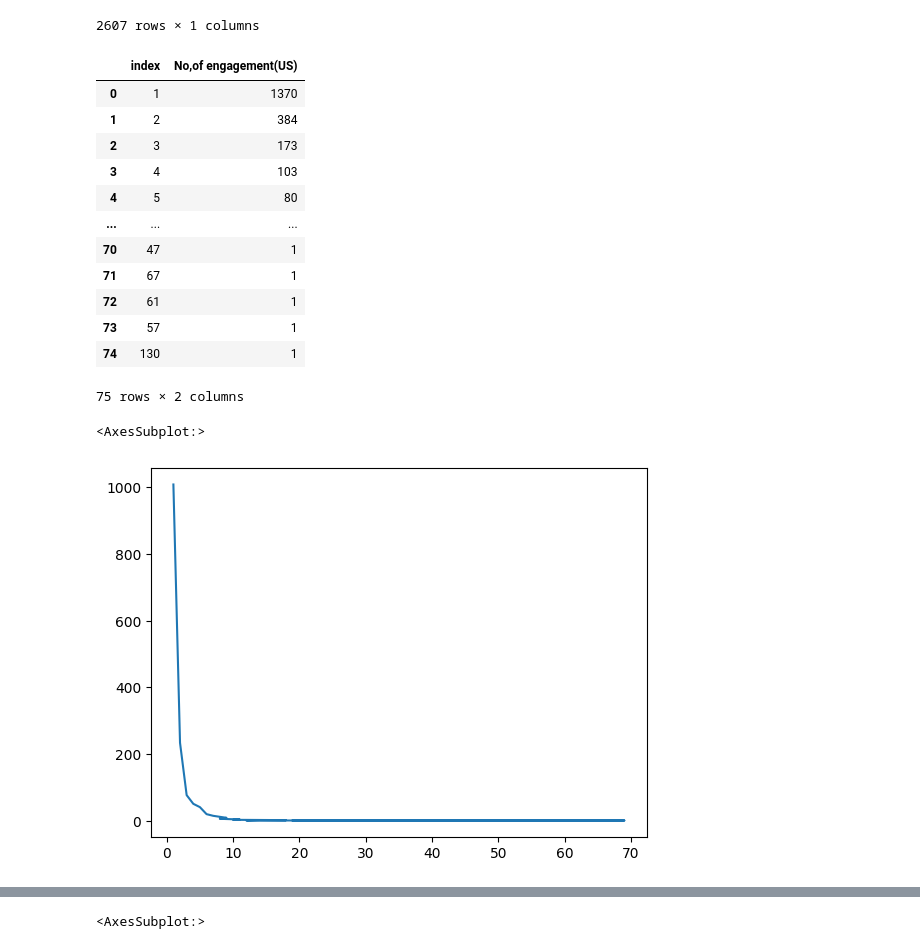
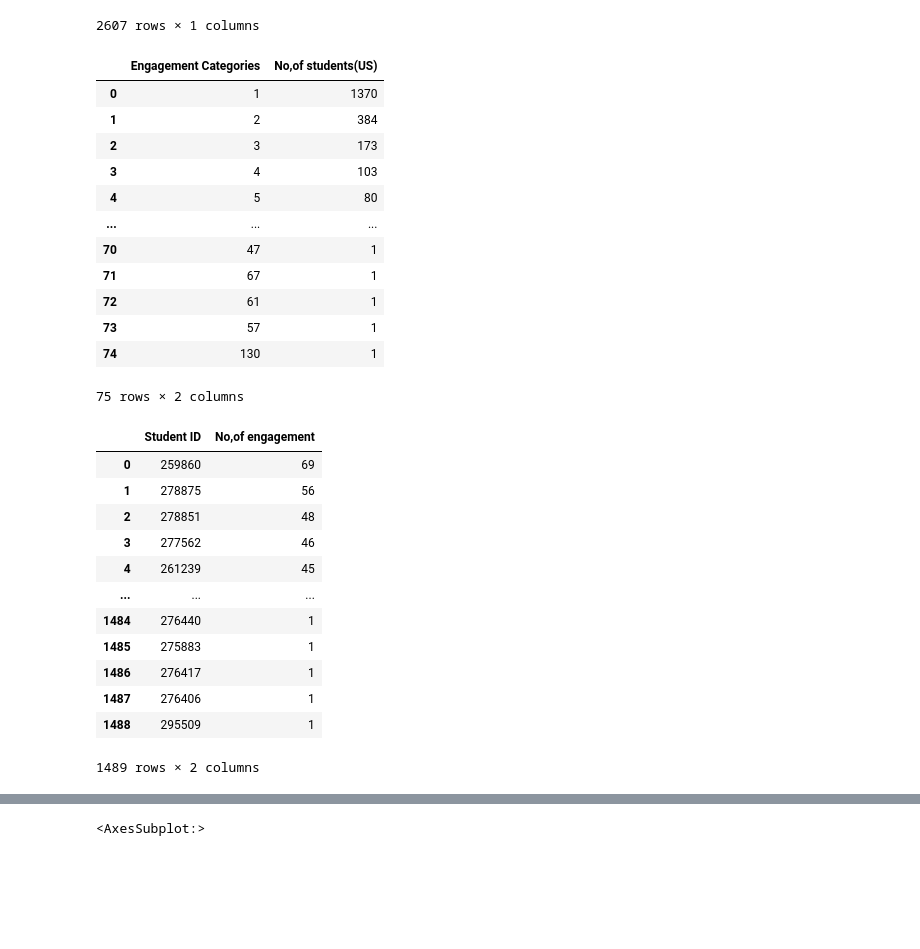
Before and after one commit to puvanans/365-DS-Competition, a Jupyter notebook: engagement _analysis_by_country.ipynb, the cells around one changed output, grey strips where cells are left out. Saved outputs shown, nothing was run; the diff lists cells and outputs as text; code cells hidden in the pictures; blank space fills up the shorter version.

Commit message:
cleaned up EG engagement

```diff
--- a/engagement _analysis_by_country.ipynb
+++ b/engagement _analysis_by_country.ipynb
@@ -187,10 +187,10 @@ US_df
 | 295420 | 1 |
 2607 rows × 1 columns
 # %%
-US_engagement_frequency = US_df['No,of engagement(US)'].value_counts().reset_index().rename(columns = {'index':'Engagement Categories',} )
+US_engagement_frequency = US_df['No,of engagement(US)'].value_counts().reset_index().rename(columns = {'index':'Engagement Categories','No,of engagement(US)':'No,of students(US)'} )
 US_engagement_frequency
 # %% [output]
-|  | index | No,of engagement(US) |
+|  | Engagement Categories | No,of students(US) |
 | 0 | 1 | 1370 |
 | 1 | 2 | 384 |
 | 2 | 3 | 173 |
@@ -205,9 +205,19 @@ US_engagement_frequency
 75 rows × 2 columns
 # %%
 EG = student_engagement_by_country[student_engagement_by_country['country'] == 'EG']
-EG_df = pd.DataFrame(EG['student_id'].value_counts()).reset_index(drop = 'true').rename(columns = {'student_id':'No,of engagement'})
-EG_engagement_frequency = EG_df['No,of engagement'].value_counts()
-EG_engagement_frequency.plot()
+EG_df = pd.DataFrame(EG['student_id'].value_counts()).reset_index().rename(columns = {'student_id':'No,of engagement','index':'Student ID'})
+EG_df
 # %% [output]
+|  | Student ID | No,of engagement |
+| 0 | 259860 | 69 |
+| 1 | 278875 | 56 |
+| 2 | 278851 | 48 |
+| 3 | 277562 | 46 |
+| 4 | 261239 | 45 |
+| ... | ... | ... |
+| 1484 | 276440 | 1 |
+| 1485 | 275883 | 1 |
+| 1486 | 276417 | 1 |
+| 1487 | 276406 | 1 |
+| 1488 | 295509 | 1 |
-<AxesSubplot:>
+1489 rows × 2 columns
-[figure, removed]
```
Also changed, not shown: parts of 1 cell of this notebook.
